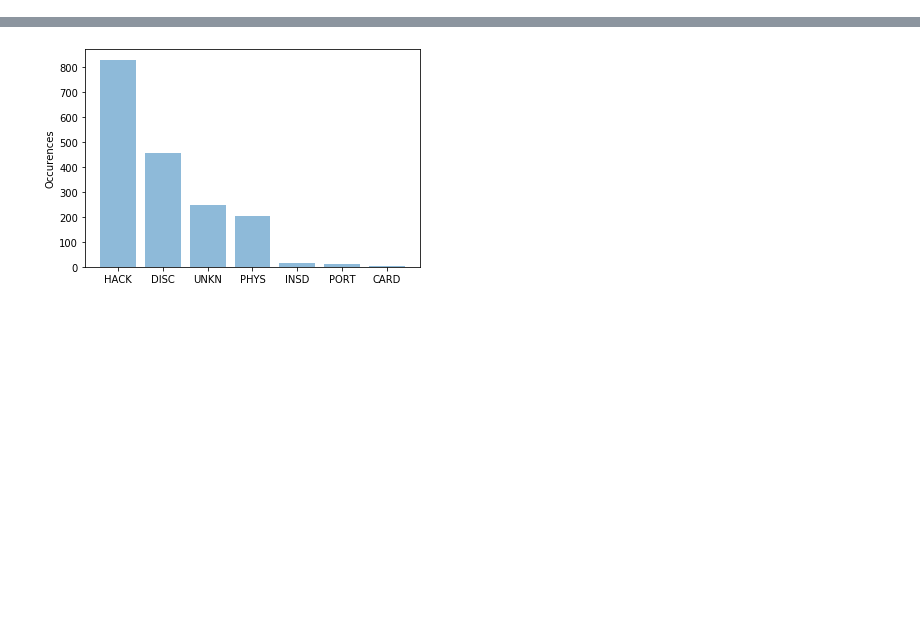
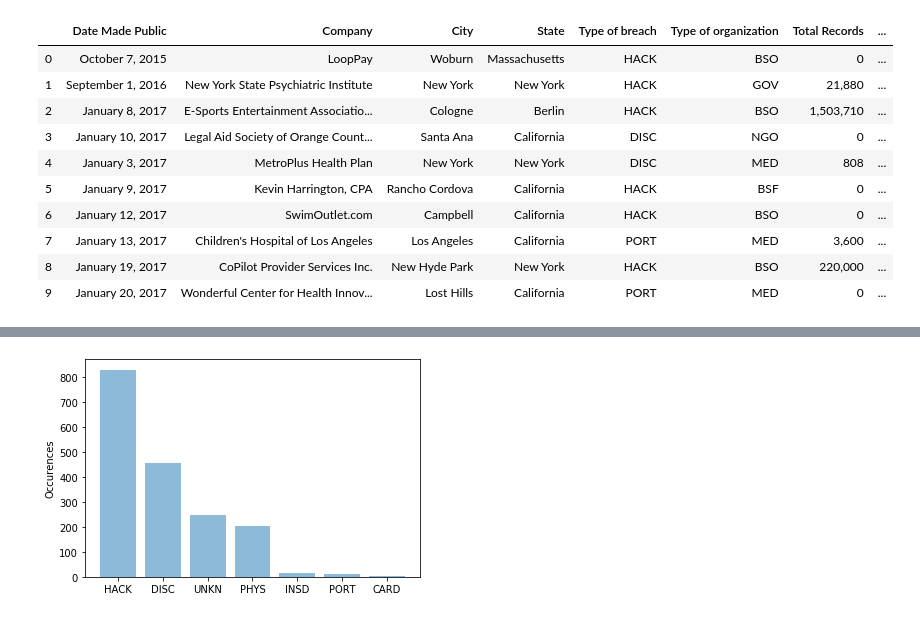
Before and after one commit to ethanpaek/CloudBleed_Project_2019, a Jupyter notebook: Causal.ipynb, the cells around one changed output, grey strips where cells are left out. Drawn from its saved outputs; the diff is of its cells as text; code cells hidden in the pictures; blank space fills up the shorter version.

```diff
--- a/Causal.ipynb
+++ b/Causal.ipynb
@@ -9,9 +9,19 @@ import matplotlib.pyplot as plt
 pr = pd.read_csv('./data/prc.csv')
 br = pd.read_csv('./data/brc.csv')
 # %%
-#Displays Privacy Rights Datasetm
-#pr[0:5,:]
-cols= ['Latitude', 'Longitude']
-pr.drop(columns=cols, inplace=True)
+# Displays Privacy Rights Dataset
+pr[0:10]
+# %% [output]
+|  | Date Made Public | Company | City | State | Type of breach | Type of organization | Total Records | ... |
+| 0 | October 7, 2015 | LoopPay | Woburn | Massachusetts | HACK | BSO | 0 | ... |
+| 1 | September 1, 2016 | New York State Psychiatric Institute | New York | New York | HACK | GOV | 21,880 | ... |
+| 2 | January 8, 2017 | E-Sports Entertainment Associatio... | Cologne | Berlin | HACK | BSO | 1,503,710 | ... |
+| 3 | January 10, 2017 | Legal Aid Society of Orange Count... | Santa Ana | California | DISC | NGO | 0 | ... |
+| 4 | January 3, 2017 | MetroPlus Health Plan | New York | New York | DISC | MED | 808 | ... |
+| 5 | January 9, 2017 | Kevin Harrington, CPA | Rancho Cordova | California | HACK | BSF | 0 | ... |
+| 6 | January 12, 2017 | SwimOutlet.com | Campbell | California | HACK | BSO | 0 | ... |
+| 7 | January 13, 2017 | Children's Hospital of Los Angeles | Los Angeles | California | PORT | MED | 3,600 | ... |
+| 8 | January 19, 2017 | CoPilot Provider Services Inc. | New Hyde Park | New York | HACK | BSO | 220,000 | ... |
+| 9 | January 20, 2017 | Wonderful Center for Health Innov... | Lost Hills | California | PORT | MED | 0 | ... |
 # %%
 #Displays Balloon Race Dataset
```
Also changed, not shown: parts of 7 cells of this notebook.
